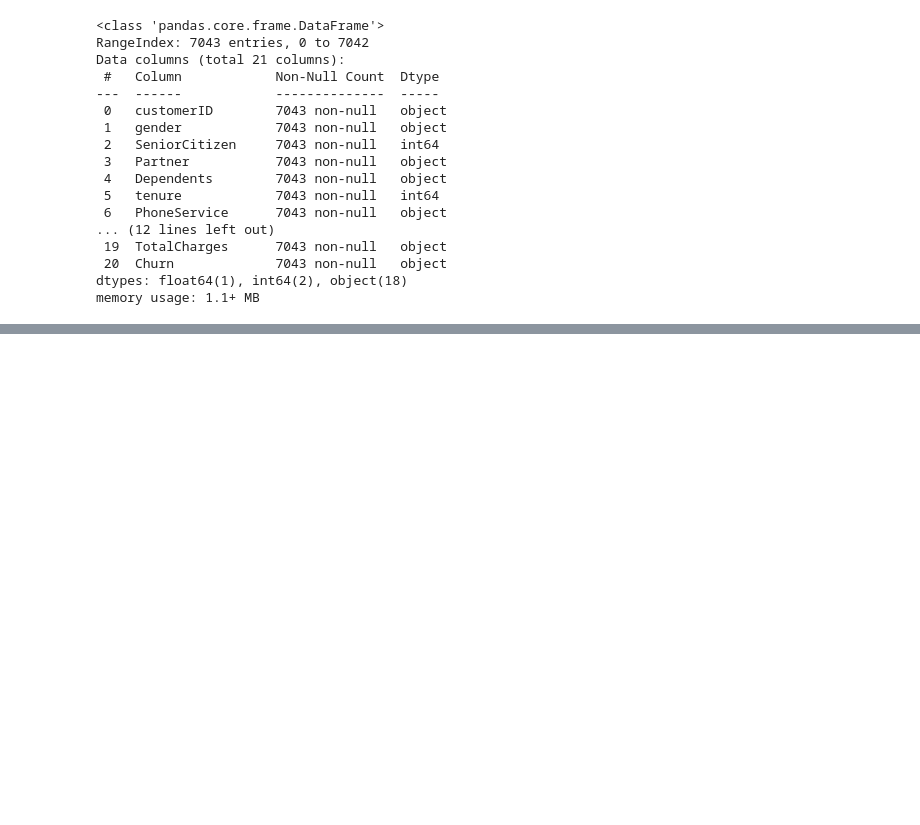
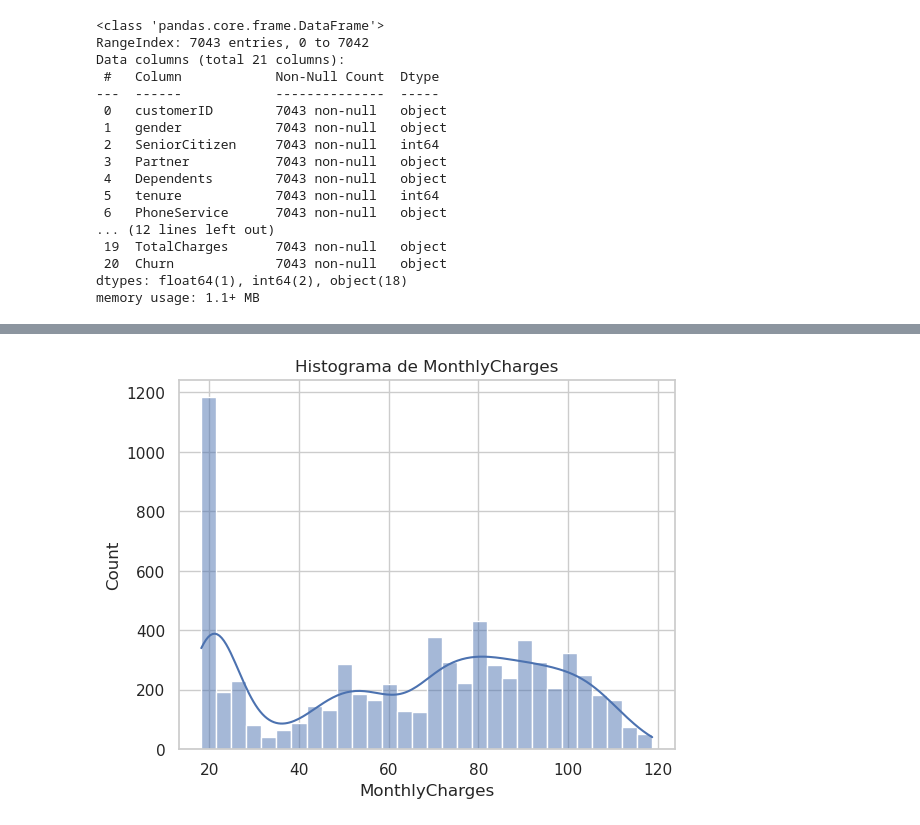
Before and after one commit to rafacandido7/decision-tree-classifier-ml, a Jupyter notebook: churn-analysis.ipynb, the cells around one changed output, grey strips where cells are left out. Saved outputs shown, nothing was run; the diff lists cells and outputs as text; code cells hidden in the pictures; blank space fills up the shorter version.

```diff
--- a/churn-analysis.ipynb
+++ b/churn-analysis.ipynb
@@ -46,0 +67,8 @@ for row in df.columns:
+# %%
+plt.figure()
+sns.histplot(df['MonthlyCharges'], bins=30, kde=True)
+plt.title('Histograma de MonthlyCharges')
+plt.show()
+plt.close()
+# %% [output]
+[figure, added]
```
Also changed, not shown: parts of 24 cells of this notebook.
